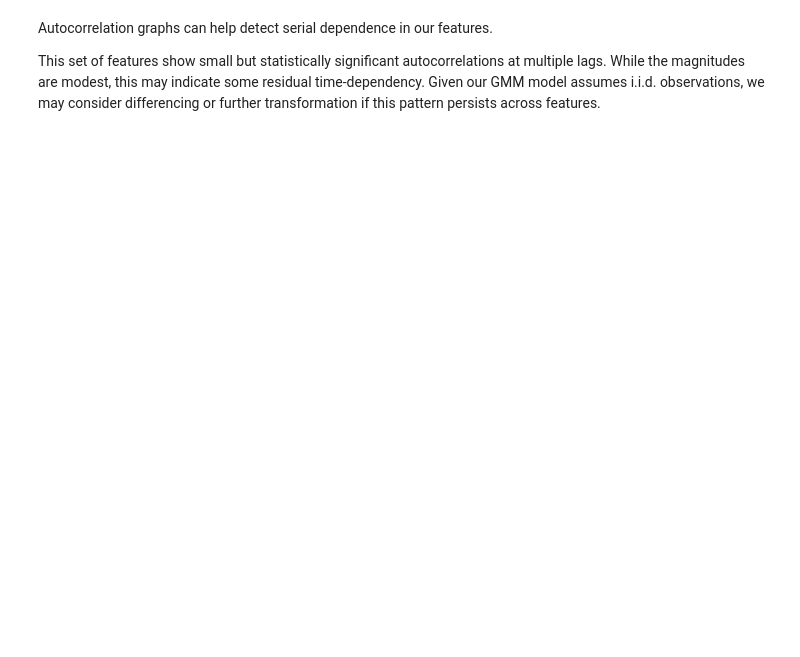
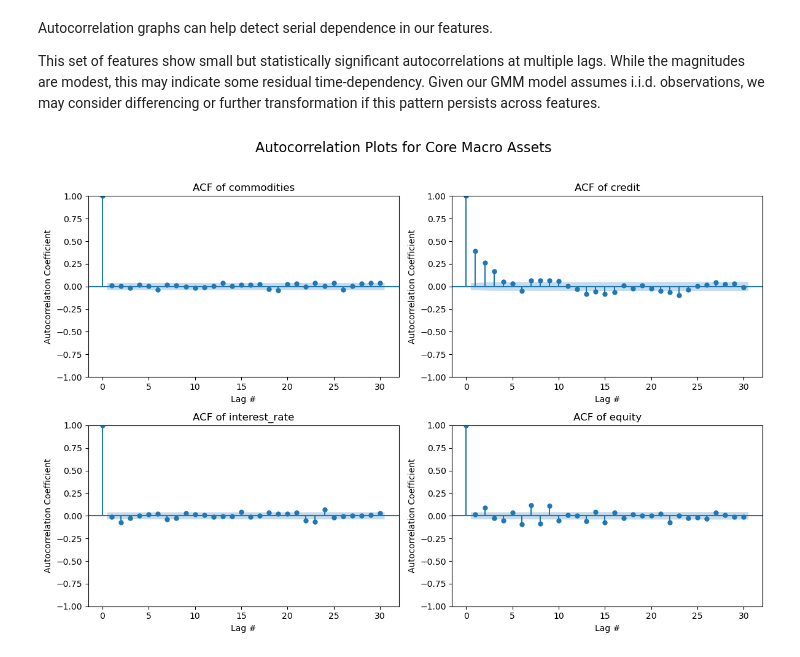
Before and after one commit to jennycpark-ucb/mids-w207-foursigma, a Jupyter notebook: data/eda_jenny.ipynb, the cells around one changed output. Saved outputs shown, nothing was run; the diff lists cells and outputs as text; code cells hidden in the pictures; blank space fills up the shorter version.

```diff
--- a/data/eda_jenny.ipynb
+++ b/data/eda_jenny.ipynb
@@ -167,3 +171,26 @@ Equity Styles Features:
 Autocorrelation graphs can help detect serial dependence in our features.
 
 This set of features show small but statistically significant autocorrelations at multiple lags. While the magnitudes are modest, this may indicate some residual time-dependency. Given our GMM model assumes i.i.d. observations, we may consider differencing or further transformation if this pattern persists across features.
+# %%
+import matplotlib.pyplot as plt
+from statsmodels.graphics.tsaplots import plot_acf
+
+# Select the relevant columns
+columns_of_interest = ['commodities', 'credit', 'interest_rate', 'equity']
+data_subset = return_df[columns_of_interest]
+
+# Create ACF plots
+fig, axes = plt.subplots(2, 2, figsize=(12, 8))
+axes = axes.ravel()
+
+for i, col in enumerate(columns_of_interest):
+    plot_acf(data_subset[col].dropna(), ax=axes[i], lags=30)
+    axes[i].set_title(f'ACF of {col}')
+    axes[i].set_xlabel('Lag #')
+    axes[i].set_ylabel('Autocorrelation Coefficient')
+
+plt.suptitle('Autocorrelation Plots for Core Macro Assets', fontsize=16, y=1.02)
+plt.tight_layout()
+plt.show()
+# %% [output]
+[figure, added]
```
Also changed, not shown: parts of 4 cells of this notebook.
